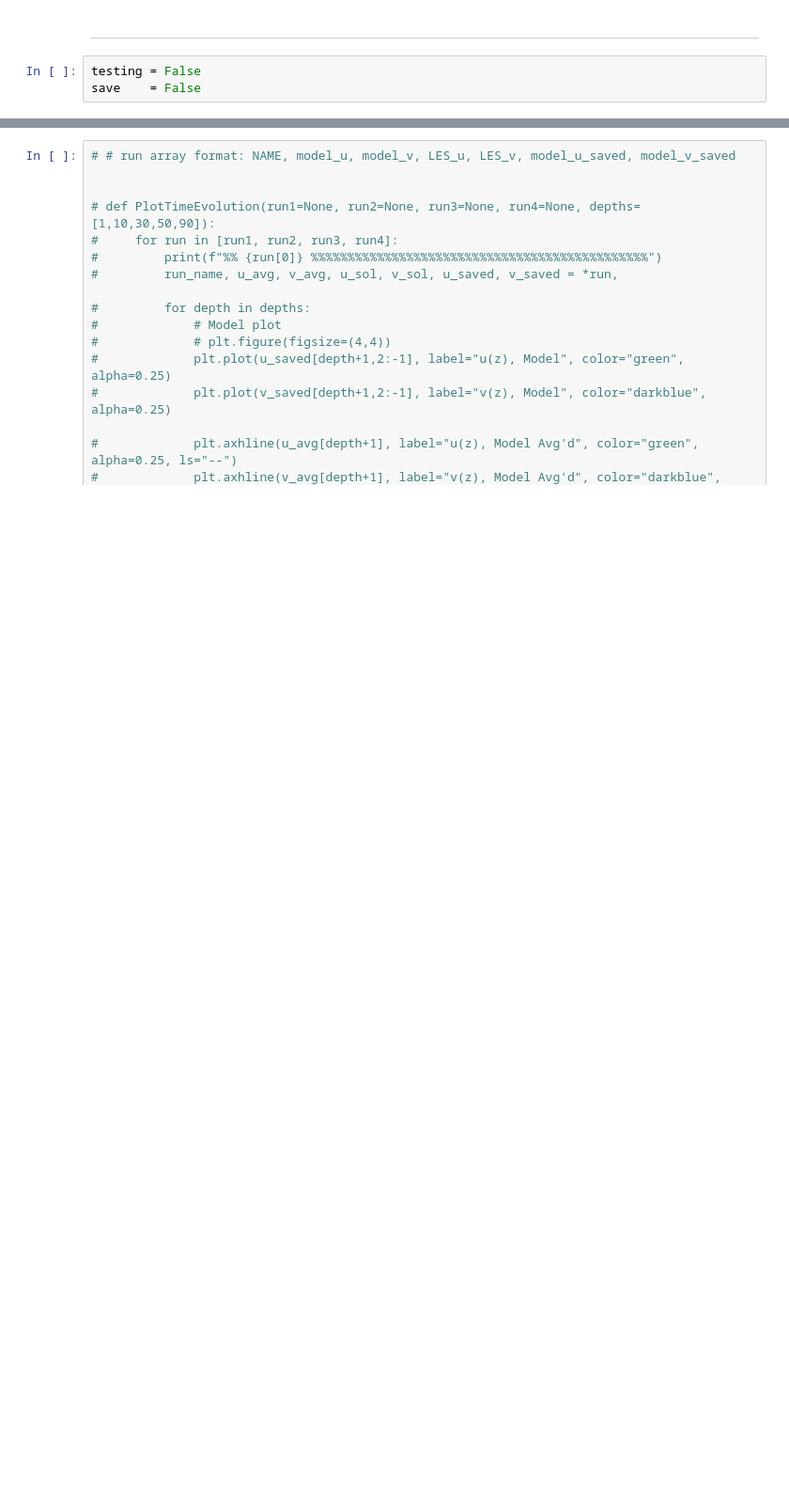
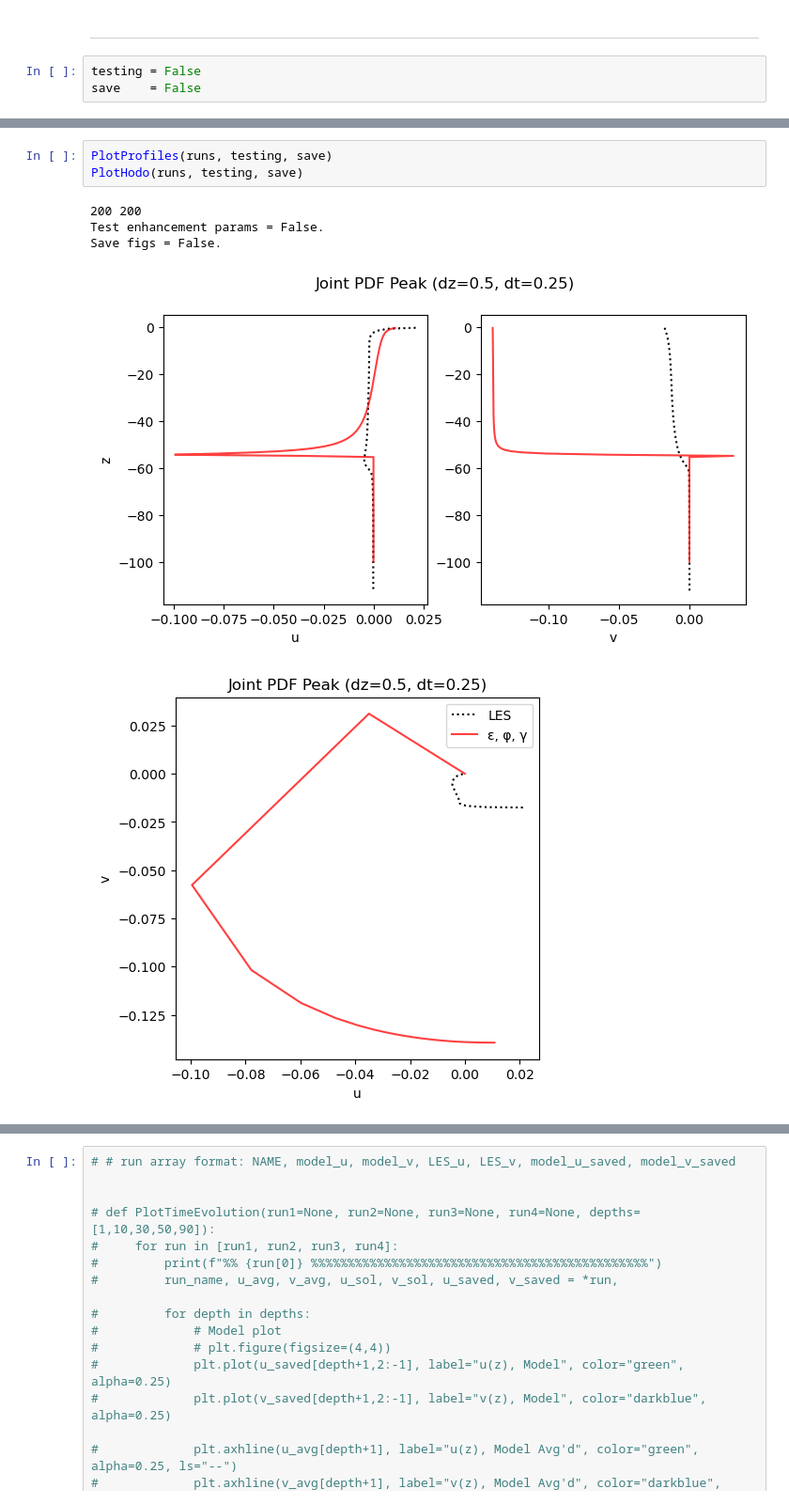
Before and after one commit to sierrastevnson/EkmanModel, a Jupyter notebook: ekmanmodel.ipynb, the cells around one changed output, grey strips where cells are left out. Shown at 94% size. Cells and saved outputs as stored; diff of their text form; blank space fills up the shorter version.

Commit message:
Restructure plotting code

```diff
--- a/ekmanmodel.ipynb
+++ b/ekmanmodel.ipynb
@@ -615,3 +552,12 @@ KeyboardInterrupt:
+# %%
+PlotProfiles(runs, testing, save)
+PlotHodo(runs, testing, save)
+# %% [output]
+200 200
+Test enhancement params = False.
+Save figs = False.
+[figure, added]
+[figure, added]
 # %%
 TestRun(1,1)
 TestRun(0.75,1)
```
Also changed, not shown: parts of 9 cells of this notebook.
